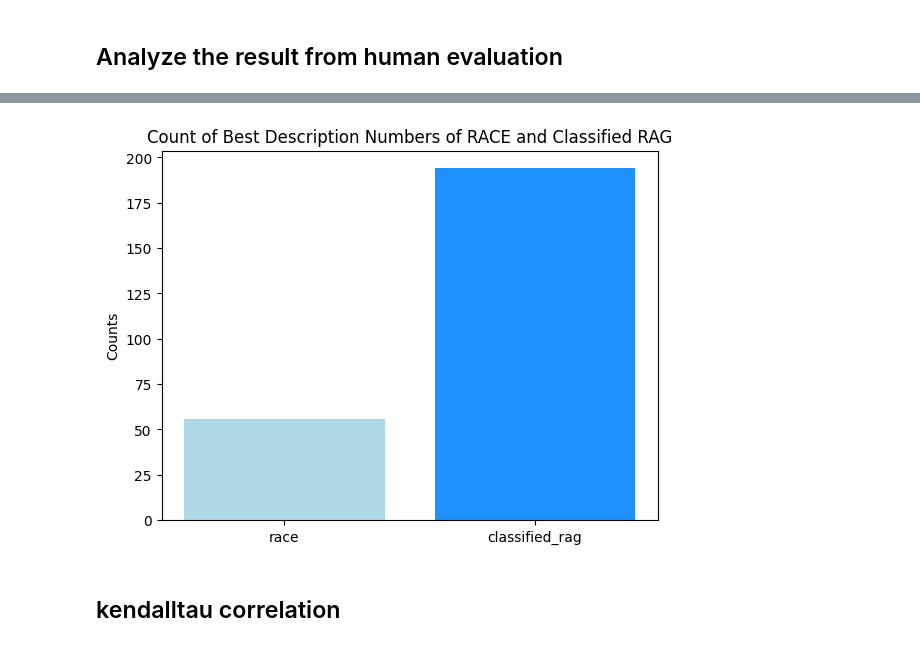
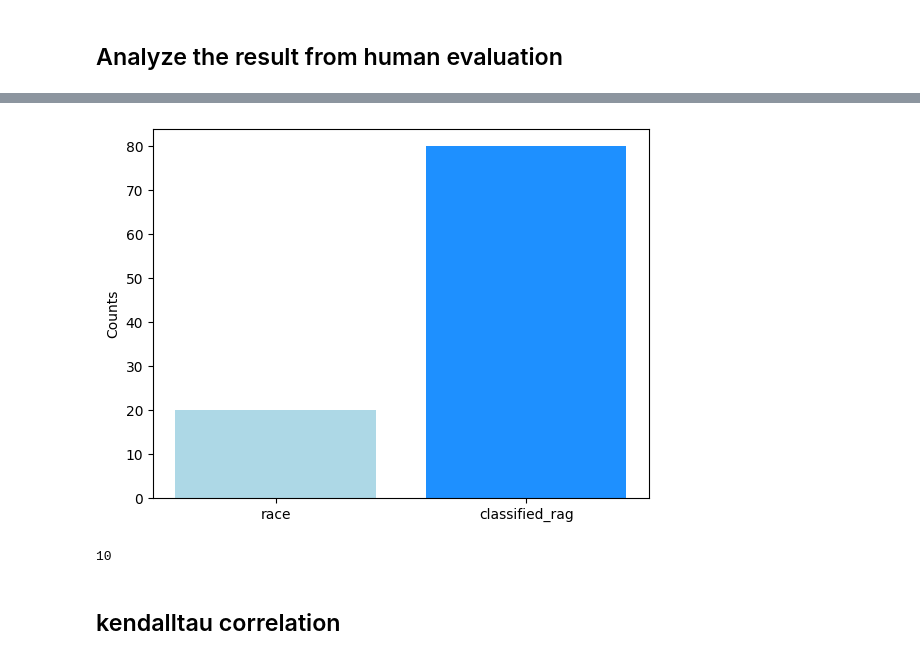
Before and after one commit to tyfann/llm4commit, a Jupyter notebook: RQ/RQ3.ipynb, the cells around one changed output, grey strips where cells are left out. Drawn from its saved outputs; the diff is of its cells as text; code cells hidden in the pictures.

```diff
--- a/RQ/RQ3.ipynb
+++ b/RQ/RQ3.ipynb
@@ -222,7 +222,7 @@ import json
 pattern1 = r'Best description number:\s*(\d+)'
 pattern2 = r'Best description number:\s*item(\d+)-message(\d+)'
 
-for file_name in range(1, 6):
+for file_name in range(1, 7):
     # 读取文件内容
     file_path = f'../data/angular_filtered/subsets/human_eval/people/no_human_ref_test_{file_name}.txt'
     with open(file_path, 'r', encoding='utf-8') as file:
@@ -279,7 +350,7 @@ total_count = {'race': 0, 'classified_rag': 0}
 
 # 遍历目录中的所有 JSON 文件
 for filename in os.listdir(directory):
-    if filename.endswith('.json'):
+    if filename.endswith('.json') and filename in ['no_human_ref_test_4.json', 'no_human_ref_test_5.json']:
         with open(os.path.join(directory, filename), 'r', encoding='utf-8') as file:
             data = json.load(file)
             # 初始化计数器
@@ -312,14 +383,26 @@ for filename in os.listdir(directory):
 # %%
 plt.figure()
 plt.bar(['race', 'classified_rag'], [total_count['race'], total_count['classified_rag']], color=['#ADD8E6', '#1E90FF'])
 # plt.xlabel('Best Description Number')
 plt.ylabel('Counts')
-plt.title(f'Count of Best Description Numbers of RACE and Classified RAG')
+# plt.title(f'Count of Best Description Numbers of RACE and Classified RAG')
 
 # 保存图表到文件，也可以使用 plt.show() 直接显示
-plt.savefig(f'{directory}total_bar_chart_five.png')
+plt.savefig(f'{directory}total_bar_chart_two.png')
 # %% [output]
-[figure, old version]
+[figure, new version]
+# %%
+with open ('../data/angular_filtered/subsets/human_eval/people/processed/processed_no_human_ref_test_5.json', 'r', encoding='utf-8') as file:
+    data = json.load(file)
+
+# 统计data里item中Best_model='race'的数量
+count = 0
+for item in data:
+    if item['Best_model'] == 'race':
+        count+=1
+print(count)
+# %% [output]
+10
 # %% [markdown]
 ## kendalltau correlation
 # %%
```
Also changed, not shown: parts of 10 cells of this notebook, 43 other files.
